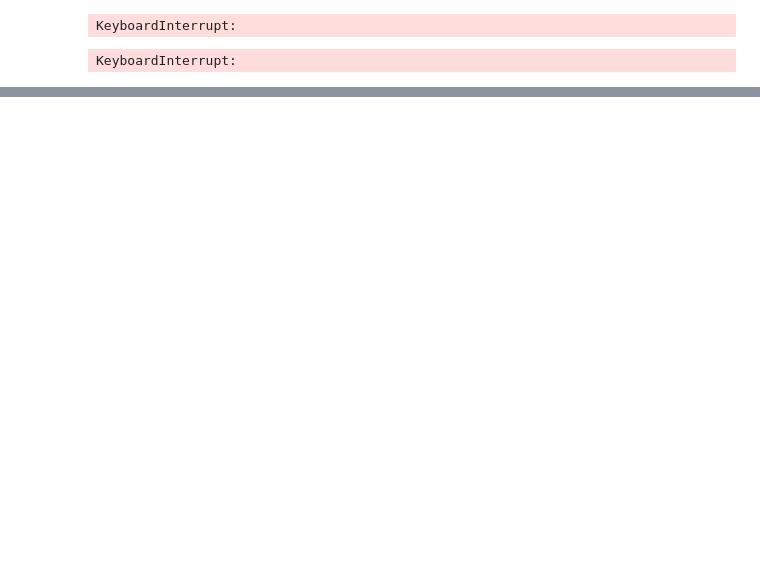
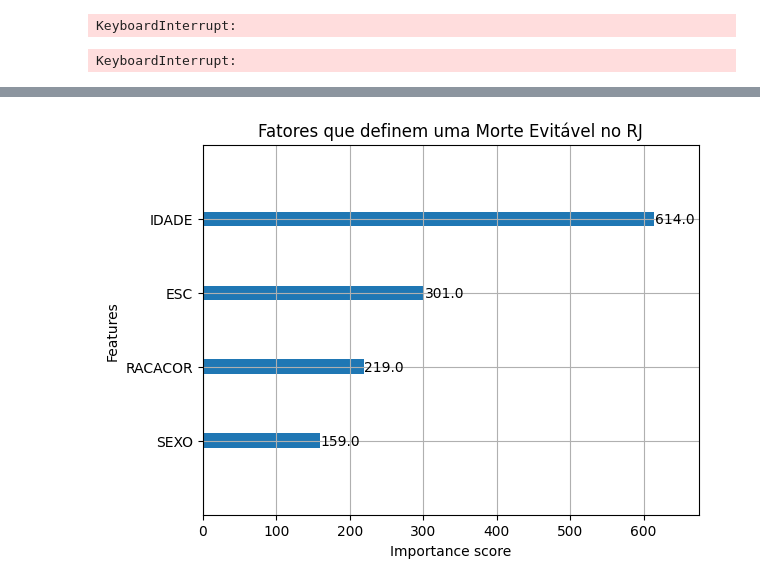
Before and after one commit to Apolinar1o/IcMachinaLearning, a Jupyter notebook: pysus_limed.ipynb, the cells around one changed output, grey strips where cells are left out. Saved outputs shown, nothing was run; the diff lists cells and outputs as text; code cells hidden in the pictures; blank space fills up the shorter version.

```diff
--- a/pysus_limed.ipynb
+++ b/pysus_limed.ipynb
@@ -197,0 +197,82 @@ weighted avg       0.90      0.46      0.58     44917
+# %%
+import pandas as pd
+import numpy as np
+import xgboost as xgb
+from pysus import SIM
+from sklearn.model_selection import train_test_split
+from sklearn.metrics import classification_report, accuracy_score
+import matplotlib.pyplot as plt
+
+# 1. CARREGAMENTO DOS DADOS (SIM/RJ 2022)
+sim = SIM().load()
+arquivos = sim.get_files("CID10", uf="RJ", year=["2022", "2021", "2020", "2019"])
+download = sim.download(arquivos)
+
+temporario = []
+for item in download:
+    df_bruto_init = item.to_dataframe()
+    temporario.append(df_bruto_init)
+df_bruto = pd.concat(temporario, ignore_index=True)
+
+
+
+cids_clinica_familia = [
+    'E10', 'E11', 'E12', 'E13', 'E14',
+    'I10', 'I11', 'I12', 'I13', 'I15',
+    'I6',
+    'I50',
+    'J40', 'J41', 'J42', 'J43', 'J44', 'J45', 'J46', 'J47',
+    'A0'
+]
+
+
+df_bruto['target_evitavel'] = df_bruto['CAUSABAS'].str.startswith(tuple(cids_clinica_familia)).astype(int)
+
+
+colunas_ia = ['IDADE', 'SEXO', 'RACACOR', 'ESC']
+df_ia = df_bruto[colunas_ia + ['target_evitavel']].copy()
+
+
+for col in colunas_ia:
+    df_ia[col] = pd.to_numeric(df_ia[col], errors='coerce')
+
+df_ia = df_ia.dropna()
+
+
+df_ia['IDADE'] = df_ia['IDADE'].apply(lambda x: x - 400 if x >= 400 else 0)
+
+X = df_ia[colunas_ia]
+y = df_ia['target_evitavel']
+
+
+x_treino, x_teste, y_treino, y_teste = train_test_split(X, y, test_size=0.3, random_state=2)
+
+
+peso_ajuste = (y_treino == 0).sum() / (y_treino == 1).sum()
+
+modelo_faperj = xgb.XGBClassifier(
+    n_estimators=100,
+    max_depth=4,
+    learning_rate=0.1,
+    scale_pos_weight=peso_ajuste,
+    random_state=2
+)
+
+modelo_faperj.fit(x_treino, y_treino)
+
+# 5. AVALIAÇÃO DO IMPACTO
+y_pred = modelo_faperj.predict(x_teste)
+
+print("--- RESULTADO DA PESQUISA (UERJ/FAPERJ) ---")
+print(f"Acurácia Geral: {accuracy_score(y_teste, y_pred)*100:.2f}%")
+print("\nRelatório focado em Mortes Evitáveis (Classe 1):")
+print(classification_report(y_teste, y_pred))
+
+
+
+# Mostra quais colunas (Idade, Escolaridade, etc) mais ajudaram o XGBoost
+plt.figure(figsize=(10, 6))
+xgb.plot_importance(modelo_faperj, importance_type='weight', max_num_features=10)
+plt.title('Fatores que definem uma Morte Evitável no RJ')
+plt.show()
+# %% [output]
@@ -197,0 +292 @@ weighted avg       0.90      0.46      0.58     44917
+[figure, added]
```
Also changed, not shown: parts of 5 cells of this notebook.
